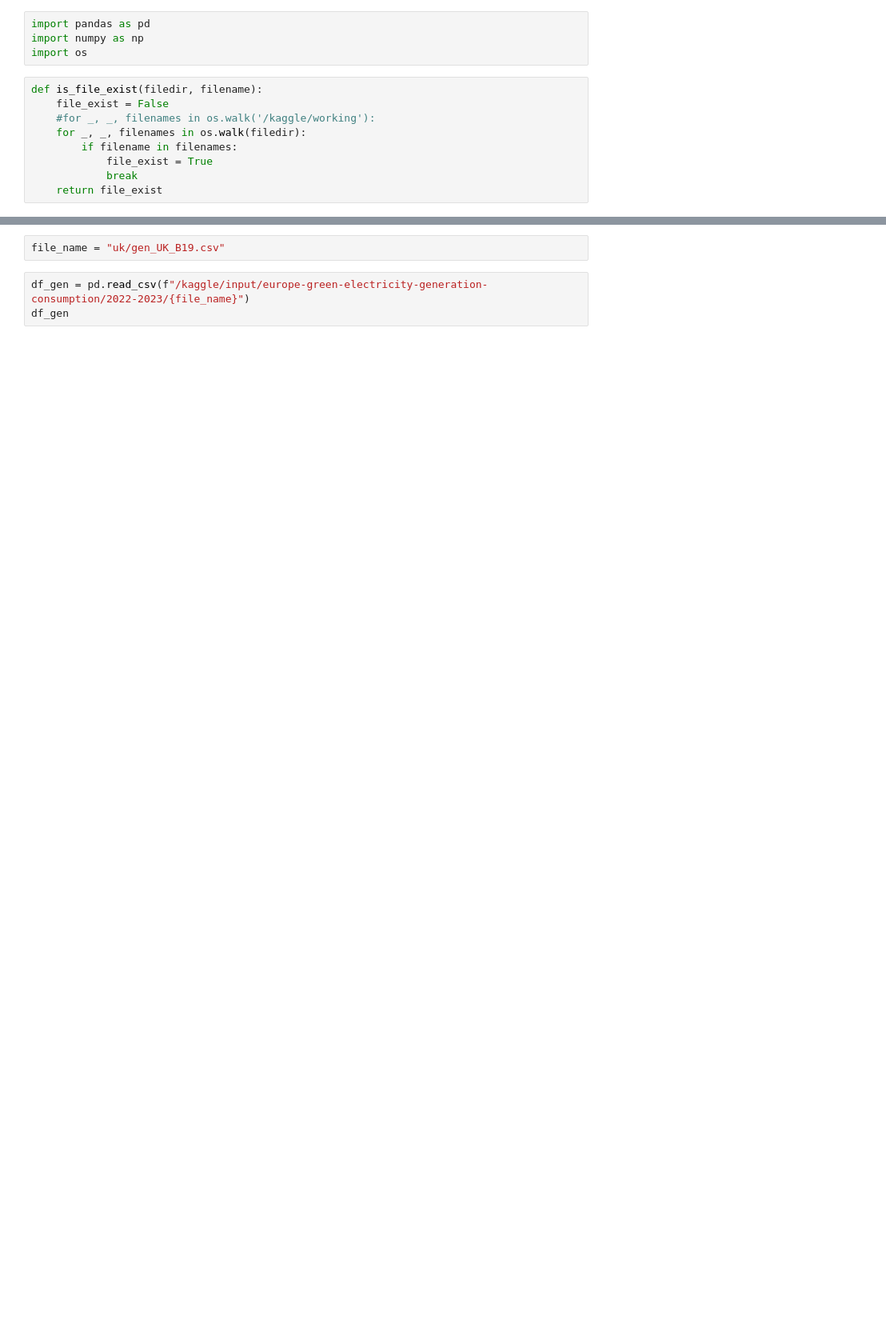
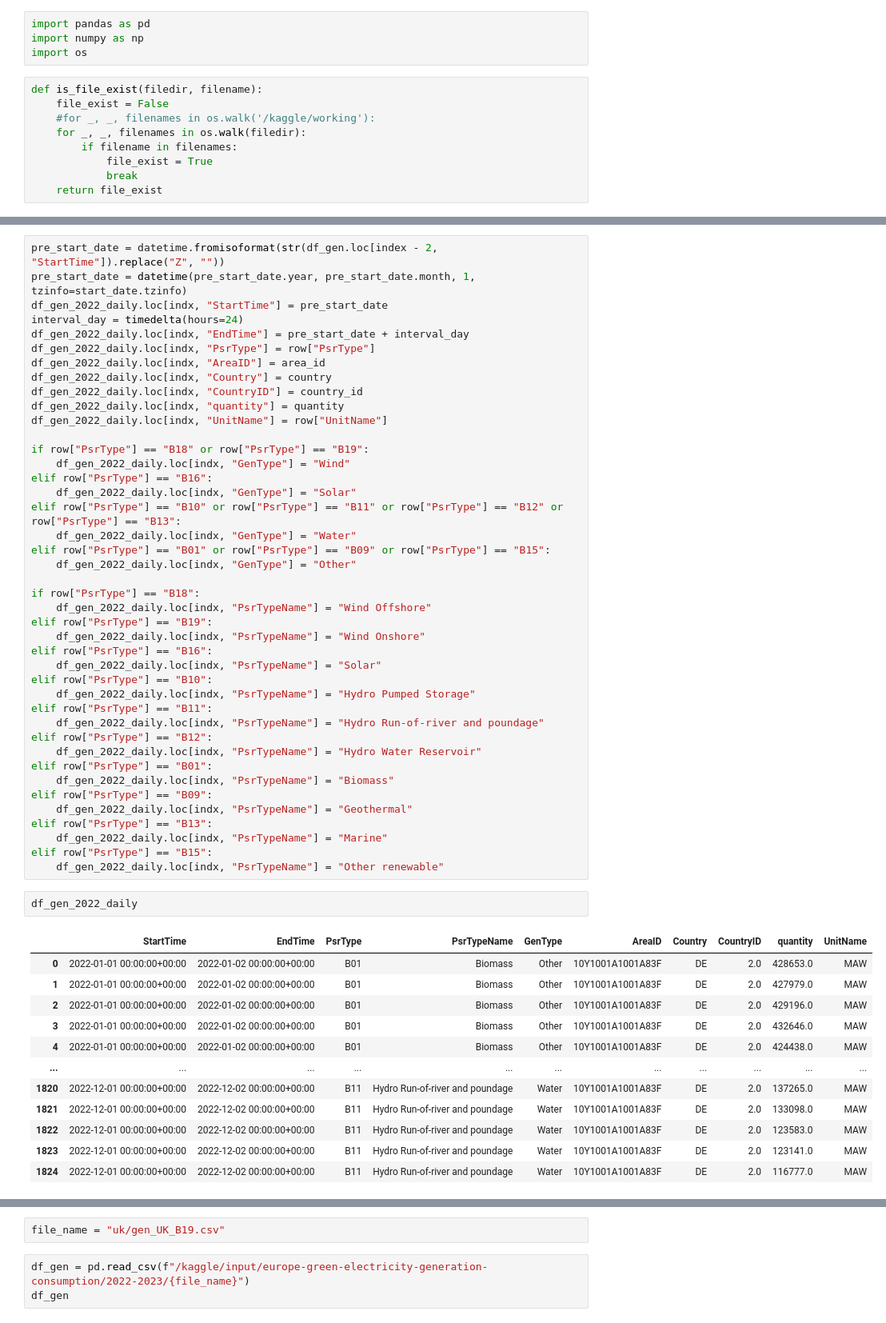
Before and after one commit to mahbubur-87/SE-Europe-Data_Challenge_Template, a Jupyter notebook: se-europe-data-challenge-data-processing.ipynb, the cells around one changed output, grey strips where cells are left out. Shown at 80% size. Cells and saved outputs as stored; diff of their text form; blank space fills up the shorter version.

```diff
--- a/se-europe-data-challenge-data-processing.ipynb
+++ b/se-europe-data-challenge-data-processing.ipynb
@@ -179,0 +345,57 @@ def is_file_exist(filedir, filename):
+# %%
+pre_start_date = datetime.fromisoformat(str(df_gen.loc[index - 2, "StartTime"]).replace("Z", ""))
+pre_start_date = datetime(pre_start_date.year, pre_start_date.month, 1, tzinfo=start_date.tzinfo)
+df_gen_2022_daily.loc[indx, "StartTime"] = pre_start_date
+interval_day = timedelta(hours=24)
+df_gen_2022_daily.loc[indx, "EndTime"] = pre_start_date + interval_day
+df_gen_2022_daily.loc[indx, "PsrType"] = row["PsrType"]
+df_gen_2022_daily.loc[indx, "AreaID"] = area_id
+df_gen_2022_daily.loc[indx, "Country"] = country
+df_gen_2022_daily.loc[indx, "CountryID"] = country_id
+df_gen_2022_daily.loc[indx, "quantity"] = quantity
+df_gen_2022_daily.loc[indx, "UnitName"] = row["UnitName"]
+
+if row["PsrType"] == "B18" or row["PsrType"] == "B19":
+    df_gen_2022_daily.loc[indx, "GenType"] = "Wind"
+elif row["PsrType"] == "B16":
+    df_gen_2022_daily.loc[indx, "GenType"] = "Solar"
+elif row["PsrType"] == "B10" or row["PsrType"] == "B11" or row["PsrType"] == "B12" or row["PsrType"] == "B13":
+    df_gen_2022_daily.loc[indx, "GenType"] = "Water"
+elif row["PsrType"] == "B01" or row["PsrType"] == "B09" or row["PsrType"] == "B15":
+    df_gen_2022_daily.loc[indx, "GenType"] = "Other"
+
+if row["PsrType"] == "B18":
+    df_gen_2022_daily.loc[indx, "PsrTypeName"] = "Wind Offshore"
+elif row["PsrType"] == "B19":
+    df_gen_2022_daily.loc[indx, "PsrTypeName"] = "Wind Onshore"
+elif row["PsrType"] == "B16":
+    df_gen_2022_daily.loc[indx, "PsrTypeName"] = "Solar"
+elif row["PsrType"] == "B10":
+    df_gen_2022_daily.loc[indx, "PsrTypeName"] = "Hydro Pumped Storage"
+elif row["PsrType"] == "B11":
+    df_gen_2022_daily.loc[indx, "PsrTypeName"] = "Hydro Run-of-river and poundage"
+elif row["PsrType"] == "B12":
+    df_gen_2022_daily.loc[indx, "PsrTypeName"] = "Hydro Water Reservoir"
+elif row["PsrType"] == "B01":
+    df_gen_2022_daily.loc[indx, "PsrTypeName"] = "Biomass"
+elif row["PsrType"] == "B09":
+    df_gen_2022_daily.loc[indx, "PsrTypeName"] = "Geothermal"
+elif row["PsrType"] == "B13":
+    df_gen_2022_daily.loc[indx, "PsrTypeName"] = "Marine"
+elif row["PsrType"] == "B15":
+    df_gen_2022_daily.loc[indx, "PsrTypeName"] = "Other renewable"
+# %%
+df_gen_2022_daily
+# %% [output]
+|  | StartTime | EndTime | PsrType | PsrTypeName | GenType | AreaID | Country | CountryID | quantity | UnitName |
+| 0 | 2022-01-01 00:00:00+00:00 | 2022-01-02 00:00:00+00:00 | B01 | Biomass | Other | 10Y1001A1001A83F | DE | 2.0 | 428653.0 | MAW |
+| 1 | 2022-01-01 00:00:00+00:00 | 2022-01-02 00:00:00+00:00 | B01 | Biomass | Other | 10Y1001A1001A83F | DE | 2.0 | 427979.0 | MAW |
+| 2 | 2022-01-01 00:00:00+00:00 | 2022-01-02 00:00:00+00:00 | B01 | Biomass | Other | 10Y1001A1001A83F | DE | 2.0 | 429196.0 | MAW |
+| 3 | 2022-01-01 00:00:00+00:00 | 2022-01-02 00:00:00+00:00 | B01 | Biomass | Other | 10Y1001A1001A83F | DE | 2.0 | 432646.0 | MAW |
+| 4 | 2022-01-01 00:00:00+00:00 | 2022-01-02 00:00:00+00:00 | B01 | Biomass | Other | 10Y1001A1001A83F | DE | 2.0 | 424438.0 | MAW |
+| ... | ... | ... | ... | ... | ... | ... | ... | ... | ... | ... |
+| 1820 | 2022-12-01 00:00:00+00:00 | 2022-12-02 00:00:00+00:00 | B11 | Hydro Run-of-river and poundage | Water | 10Y1001A1001A83F | DE | 2.0 | 137265.0 | MAW |
+| 1821 | 2022-12-01 00:00:00+00:00 | 2022-12-02 00:00:00+00:00 | B11 | Hydro Run-of-river and poundage | Water | 10Y1001A1001A83F | DE | 2.0 | 133098.0 | MAW |
+| 1822 | 2022-12-01 00:00:00+00:00 | 2022-12-02 00:00:00+00:00 | B11 | Hydro Run-of-river and poundage | Water | 10Y1001A1001A83F | DE | 2.0 | 123583.0 | MAW |
+| 1823 | 2022-12-01 00:00:00+00:00 | 2022-12-02 00:00:00+00:00 | B11 | Hydro Run-of-river and poundage | Water | 10Y1001A1001A83F | DE | 2.0 | 123141.0 | MAW |
+| 1824 | 2022-12-01 00:00:00+00:00 | 2022-12-02 00:00:00+00:00 | B11 | Hydro Run-of-river and poundage | Water | 10Y1001A1001A83F | DE | 2.0 | 116777.0 | MAW |
```
Also changed, not shown: parts of 16 cells of this notebook.
